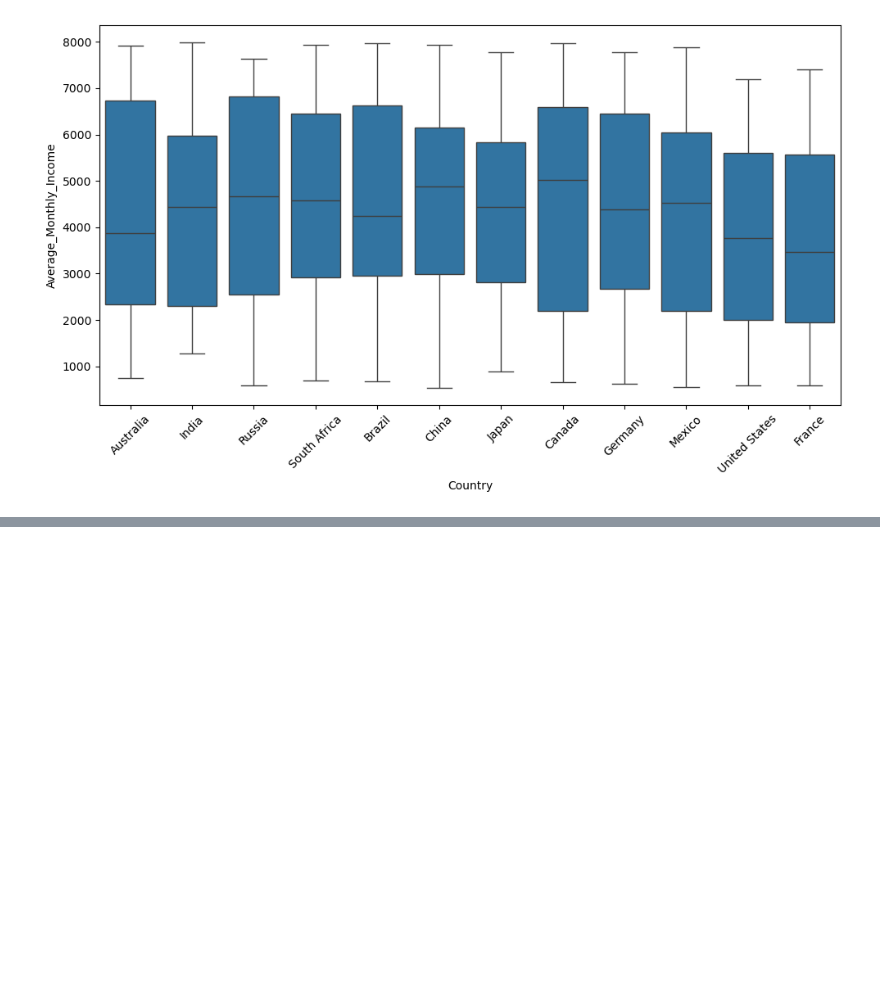
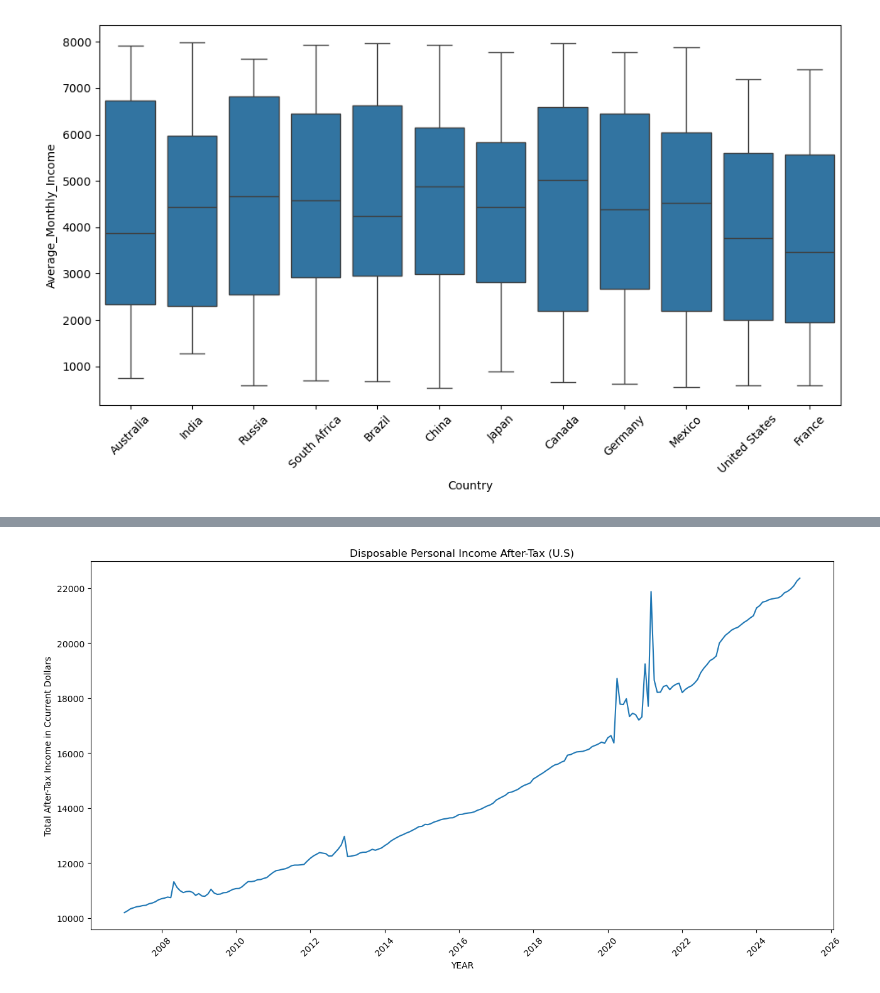
Before and after one commit to szhagnay/Cohort-A-Econ, a Jupyter notebook: notebooks/Fari_eda.ipynb, the cells around one changed output, grey strips where cells are left out. Cells and saved outputs as stored; diff of their text form; code cells hidden in the pictures; blank space fills up the shorter version.

```diff
--- a/notebooks/Fari_eda.ipynb
+++ b/notebooks/Fari_eda.ipynb
@@ -26,7 +26,7 @@ import plotly.express as px # for interactive plots
 import math # for mathematical operations not found in numpy or native python...
 # %%
 # Load datasets
-us_econ = pd.read_csv("../data/US_Macro_Micro_Index.csv", parse_dates=['DATE'])
+us_econ = pd.read_csv("../data/US_Macro_Micro_Index.csv", parse_dates=['DATE'], index_col=0)
 world_col = pd.read_csv("../data/Cost_of_Living_and_Income_Extended.csv", parse_dates=['Year'])
 # %%
 world_col.head()
@@ -59,0 +221,11 @@ plt.tight_layout()
+# %%
+# Box plot of Countries vs. Average Monthly Income
+plt.figure(figsize=(13,7))
+sns.lineplot(data=us_econ,x="DATE", y="Disposable_Personal_Income_Nominal", errorbar=None)
+plt.title("Disposable Personal Income After-Tax (U.S)")
+plt.xlabel("YEAR")
+plt.ylabel("Total After-Tax Income in Ccurrent Dollars")
+plt.xticks(rotation=45)
+plt.tight_layout()
+# %% [output]
+[figure, added]
```
Also changed, not shown: parts of 18 cells of this notebook.
